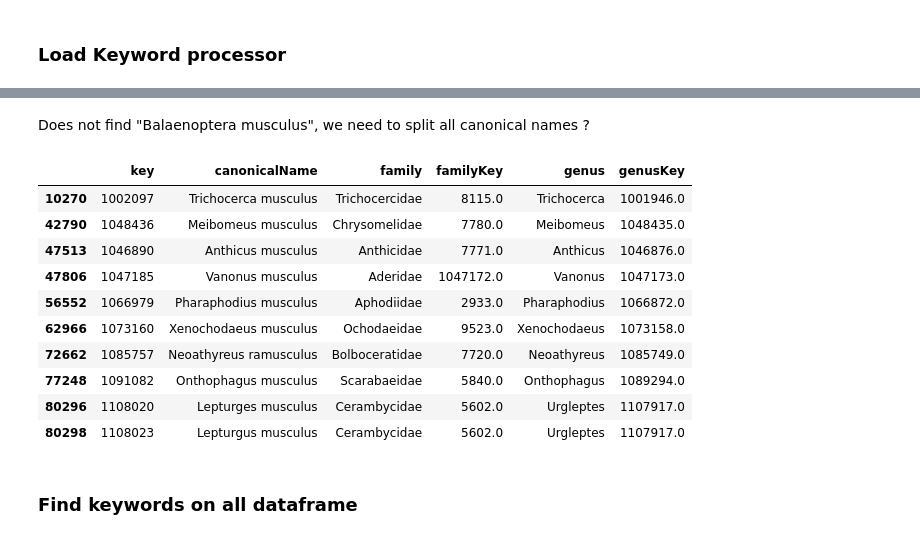
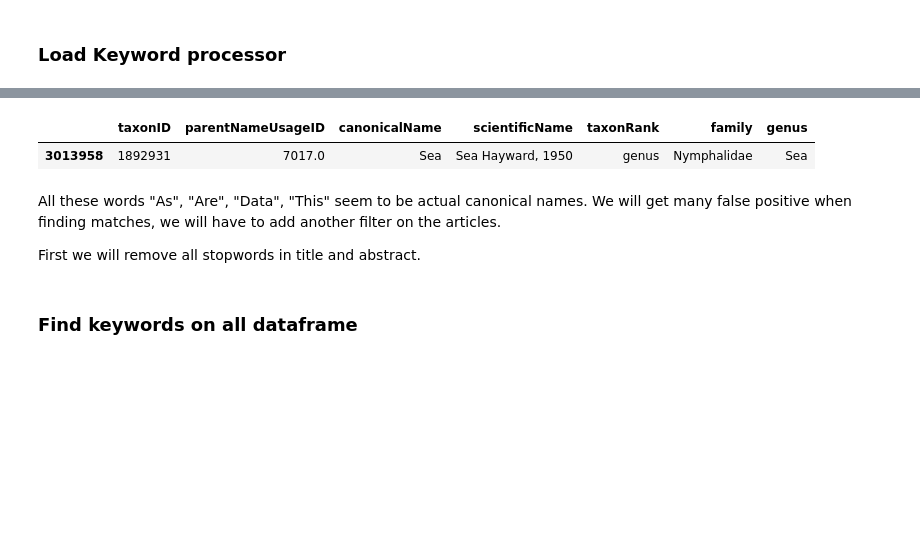
Before and after one commit to dataforgoodfr/batch8_ceebios, a Jupyter notebook: notebooks/Filter dataset scientific papers, part 2.ipynb, the cells around one changed output, grey strips where cells are left out. Cells and saved outputs as stored; diff of their text form; code cells hidden in the pictures; blank space fills up the shorter version.

```diff
--- a/notebooks/Filter dataset scientific papers, part 2.ipynb
+++ b/notebooks/Filter dataset scientific papers, part 2.ipynb
@@ -211,6 +170,6 @@ displacy.render(next(doc.sents), style='dep', jupyter=True)
 # %% [markdown]
 ### Load GBIF data
 # %%
-gbif = pd.read_csv("/Users/chloesekkat/Documents/batch8_ceebios/data/gbif_extract.csv")
+gbif = pd.read_csv("/Users/chloesekkat/Documents/batch8_ceebios/data/simplified_taxon_gbif.csv")
 gbif.head()
 # %% [output]
@@ -227,16 +185,6 @@ Idealy we need to tag each article of interest with:
 - tag of the specie it talks about
 - tag of the genus
 - tag of the family
-# %%
-to_keep = [
-    "key",
-    "canonicalName",
-    "family",
-    "familyKey",
-    "genus",
-    "genusKey"
-]
-gbif = gbif[to_keep]
 # %%
 missing_data(gbif)
 # %% [output]
@@ -249,0 +199,2 @@ missing_data(gbif)
+# %%
+gbif = gbif.dropna()
@@ -254,3 +213,0 @@ gbif.shape
-# %%
-gbif = gbif.drop_duplicates()
-gbif.shape
@@ -274,17 +245,10 @@ keyword_processor.extract_keywords(text)
-# %% [markdown]
-Does not find "Balaenoptera musculus", we need to split all canonical names ?
 # %%
-where = gbif["canonicalName"].str.contains('musculus')
+where = gbif["canonicalName"] == "Sea"
 gbif[where]
 # %% [output]
-|  | key | canonicalName | family | familyKey | genus | genusKey |
-| 10270 | 1002097 | Trichocerca musculus | Trichocercidae | 8115.0 | Trichocerca | 1001946.0 |
-| 42790 | 1048436 | Meibomeus musculus | Chrysomelidae | 7780.0 | Meibomeus | 1048435.0 |
-| 47513 | 1046890 | Anthicus musculus | Anthicidae | 7771.0 | Anthicus | 1046876.0 |
-| 47806 | 1047185 | Vanonus musculus | Aderidae | 1047172.0 | Vanonus | 1047173.0 |
-| 56552 | 1066979 | Pharaphodius musculus | Aphodiidae | 2933.0 | Pharaphodius | 1066872.0 |
-| 62966 | 1073160 | Xenochodaeus musculus | Ochodaeidae | 9523.0 | Xenochodaeus | 1073158.0 |
-| 72662 | 1085757 | Neoathyreus ramusculus | Bolboceratidae | 7720.0 | Neoathyreus | 1085749.0 |
-| 77248 | 1091082 | Onthophagus musculus | Scarabaeidae | 5840.0 | Onthophagus | 1089294.0 |
-| 80296 | 1108020 | Lepturges musculus | Cerambycidae | 5602.0 | Urgleptes | 1107917.0 |
-| 80298 | 1108023 | Lepturgus musculus | Cerambycidae | 5602.0 | Urgleptes | 1107917.0 |
+|  | taxonID | parentNameUsageID | canonicalName | scientificName | taxonRank | family | genus |
+| 3013958 | 1892931 | 7017.0 | Sea | Sea Hayward, 1950 | genus | Nymphalidae | Sea |
+# %% [markdown]
+All these words "As", "Are", "Data", "This" seem to be actual canonical names. We will get many false positive when finding matches, we will have to add another filter on the articles.
+
+First we will remove all stopwords in title and abstract.
```
Also changed, not shown: parts of 32 cells of this notebook.
